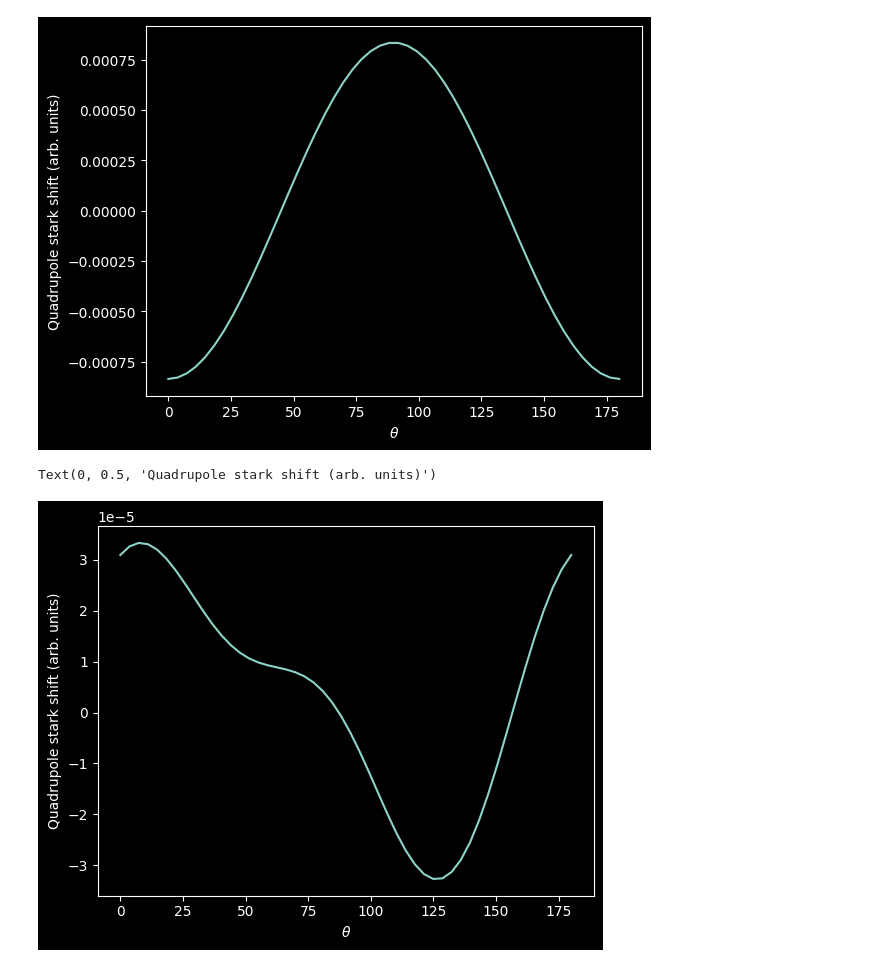
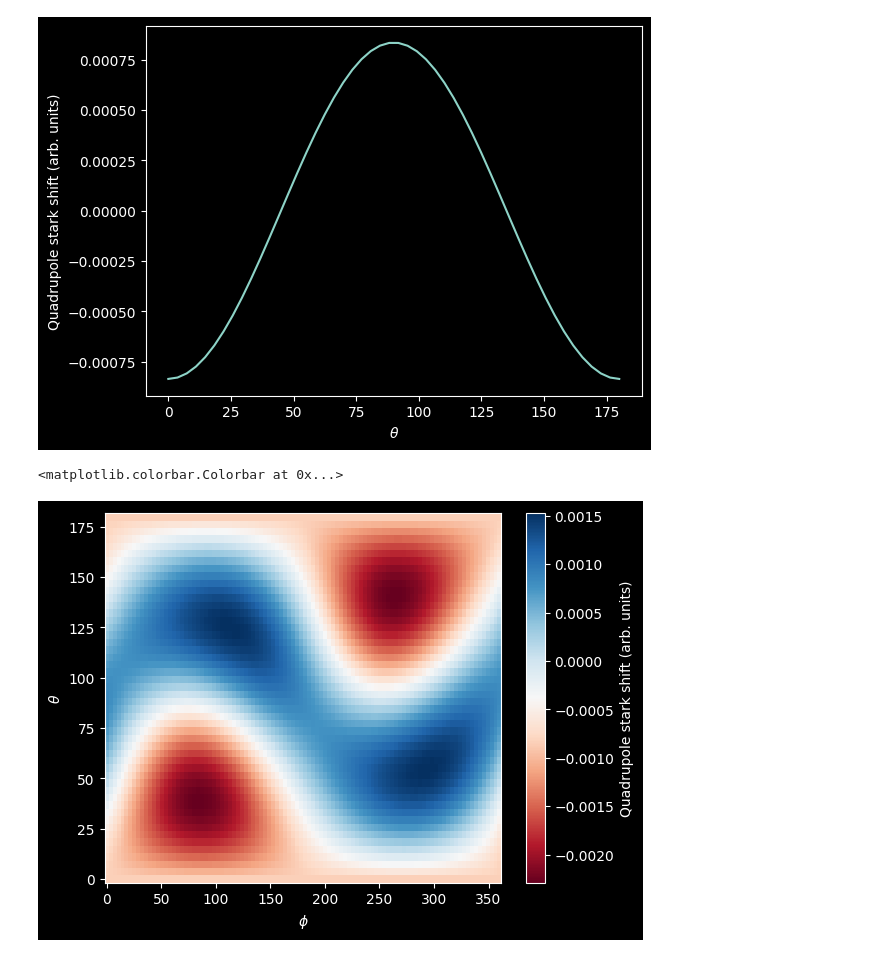
Before and after one commit to arjenvaartjes/Psyduck, a Jupyter notebook: examples/quadrupole modeling/extracting_quadrupole_tensor_few_angles.ipynb, the cells around one changed output. Cells and saved outputs as stored; diff of their text form; code cells hidden in the pictures.

Commit message:
add quadrupole tensor spherical plotting

```diff
--- a/examples/quadrupole modeling/extracting_quadrupole_tensor_few_angles.ipynb
+++ b/examples/quadrupole modeling/extracting_quadrupole_tensor_few_angles.ipynb
@@ -419,9 +459,10 @@ plt.ylabel(r'Quadrupole stark shift (arb. units)')
 Text(0, 0.5, 'Quadrupole stark shift (arb. units)')
 [figure]
 # %%
-plt.plot(thetas_ss/np.pi*180, dfq2_stark[:, 0])
-plt.xlabel(r'$\theta$')
-plt.ylabel(r'Quadrupole stark shift (arb. units)')
+plt.pcolormesh(phis_ss/np.pi*180, thetas_ss/np.pi*180, dfq1_stark, cmap='RdBu')
+plt.xlabel(r'$\phi$')
+plt.ylabel(r'$\theta$')
+plt.colorbar(label=r'Quadrupole stark shift (arb. units)')
 # %% [output]
-Text(0, 0.5, 'Quadrupole stark shift (arb. units)')
+<matplotlib.colorbar.Colorbar at 0x...>
-[figure, old version]
+[figure, new version]
```
Also changed, not shown: parts of 6 cells of this notebook, 4 other files.
